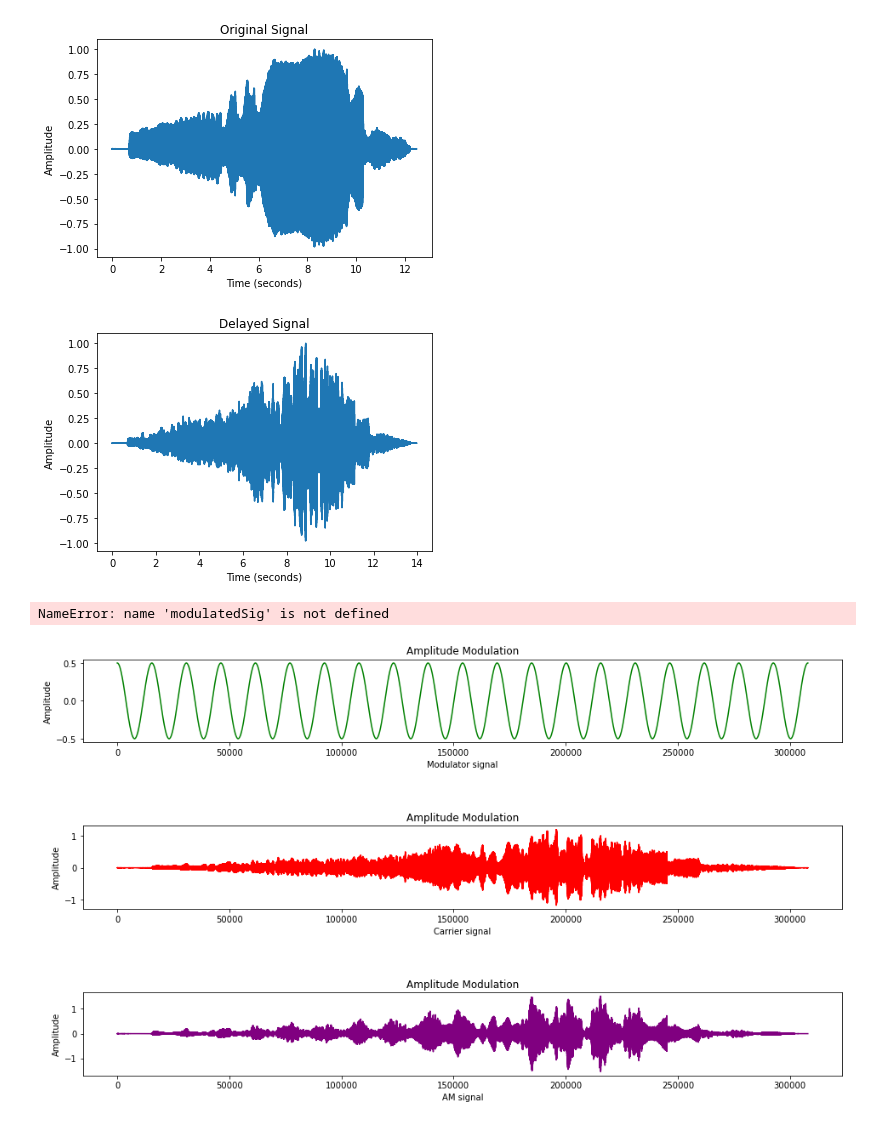
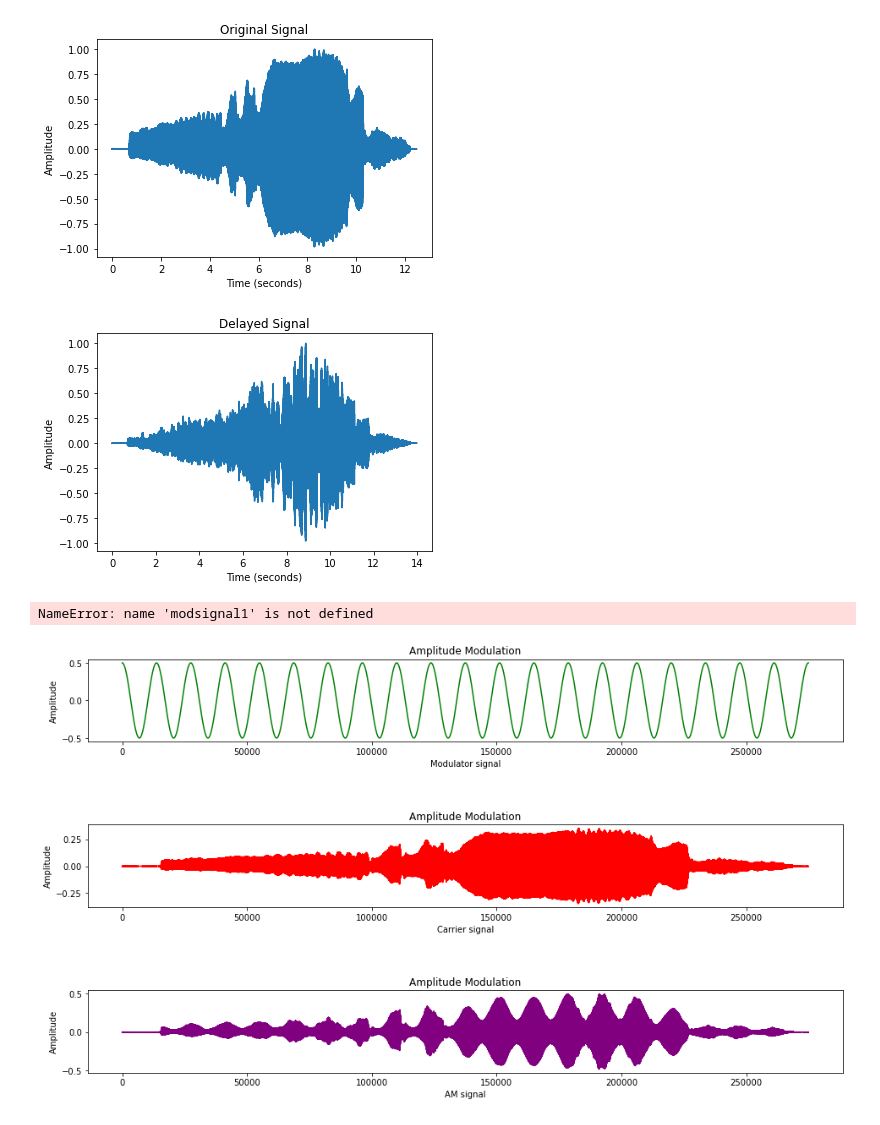
Before and after one commit to JaylenBri/imc2021-JaylenBrissett, a Jupyter notebook: Lab 2-Brissett.ipynb, the cells around one changed output. Drawn from its saved outputs; the diff is of its cells as text; code cells hidden in the pictures.

```diff
--- a/Lab 2-Brissett.ipynb
+++ b/Lab 2-Brissett.ipynb
@@ -86,20 +86,20 @@ def echoAM(sig,sr,sec,echoes,modulatorFreq,modulatorAmp,modIndex):
 
     plotAudio3(echoSig,sr,'Delayed Signal')
 
-    modSignal=amplitudeModulation(echoSig,modulatorFreq,modulatorAmp,modIndex)
+    modSignal=amplitudeModulation(sig,modulatorFreq,modulatorAmp,modIndex)
 
 
-    return modulatedSig
+    return modSignal
 # %%
 sig , sr = librosa.load('avm.wav')
 IPython.display.Audio(data=sig, rate=sr)
 # %% [output]
 [interactive output not drawn]
 # %%
-modSignal = echoAM(sig,sr,0.5,[1,1,1],20,0.5,1)
-IPython.display.Audio()
+modSignal1 = echoAM(sig,sr,0.5,[1,1,1],20,0.5,1)
+IPython.display.Audio(data=modsignal1, rate=sr)
 # %% [output]
 [figure]
 [figure]
-NameError: name 'modulatedSig' is not defined
+NameError: name 'modsignal1' is not defined
-[figure, old version]
+[figure, new version]
```
Also changed, not shown: parts of 2 cells of this notebook, 1 other file.
